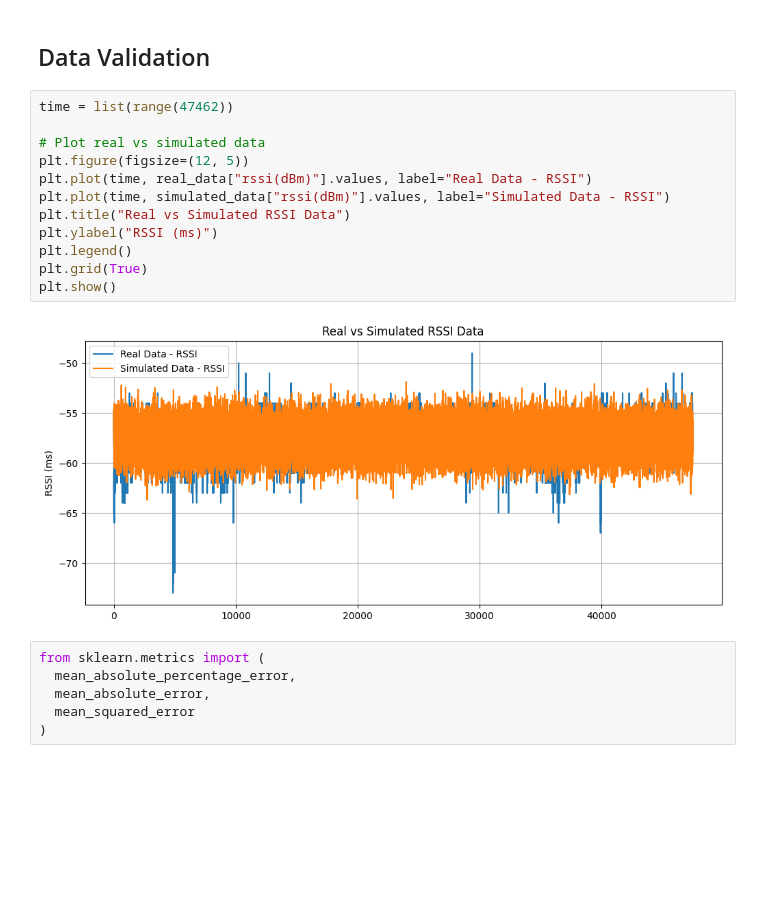
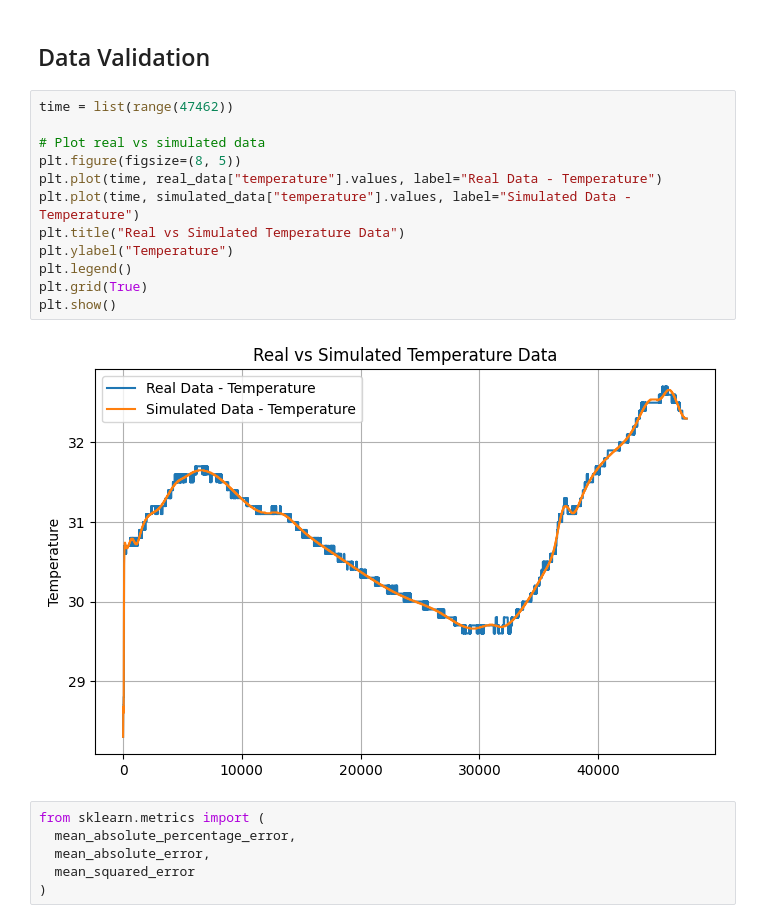
Before and after one commit to fadeldnswr/iot-network-digital-twin, a Jupyter notebook: notebook/data-validation.ipynb, the cells around one changed output. Saved outputs shown, nothing was run; the diff lists cells and outputs as text; blank space fills up the shorter version.

Commit message:
Setup data validation analysis

```diff
--- a/notebook/data-validation.ipynb
+++ b/notebook/data-validation.ipynb
@@ -82,17 +82,17 @@ plt.show()
 # %%
 time = list(range(47462))
 
 # Plot real vs simulated data
-plt.figure(figsize=(12, 5))
-plt.plot(time, real_data["rssi(dBm)"].values, label="Real Data - RSSI")
-plt.plot(time, simulated_data["rssi(dBm)"].values, label="Simulated Data - RSSI")
-plt.title("Real vs Simulated RSSI Data")
-plt.ylabel("RSSI (ms)")
+plt.figure(figsize=(8, 5))
+plt.plot(time, real_data["temperature"].values, label="Real Data - Temperature")
+plt.plot(time, simulated_data["temperature"].values, label="Simulated Data - Temperature")
+plt.title("Real vs Simulated Temperature Data")
+plt.ylabel("Temperature")
 plt.legend()
 plt.grid(True)
 plt.show()
 # %% [output]
-[figure, old version]
+[figure, new version]
 # %%
 from sklearn.metrics import (
   mean_absolute_percentage_error,
```
Also changed, not shown: parts of 1 cell of this notebook.
